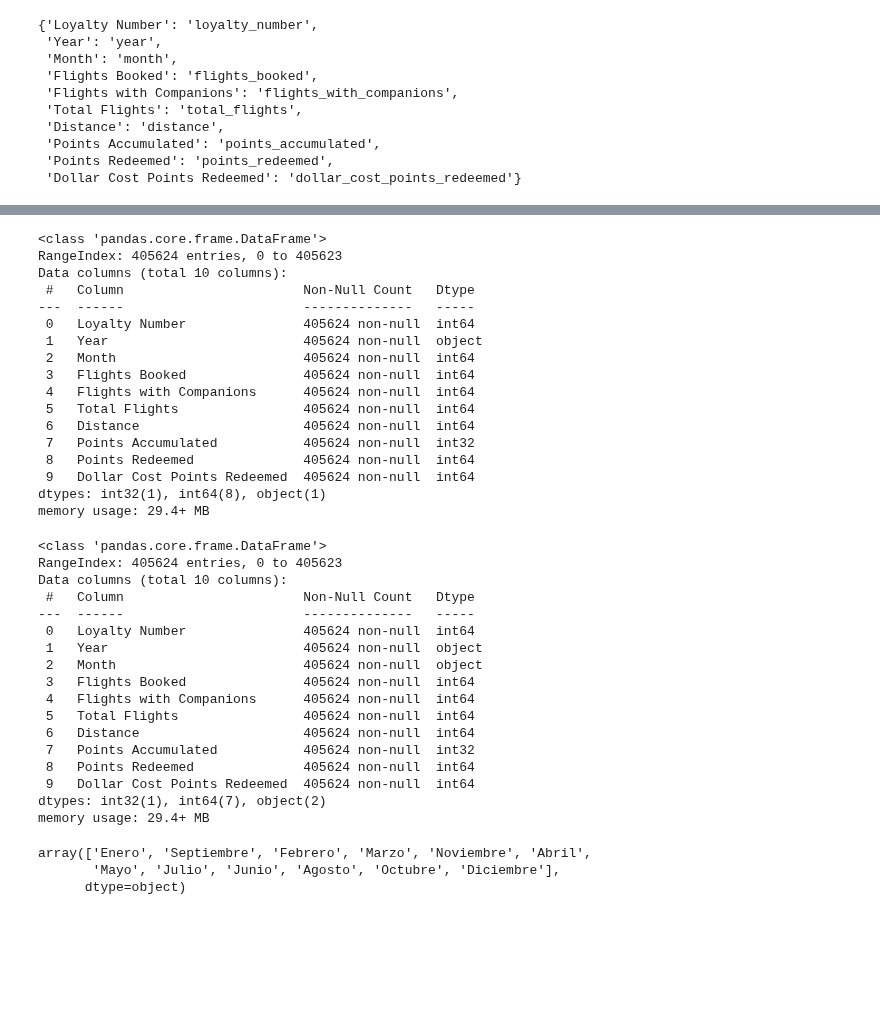
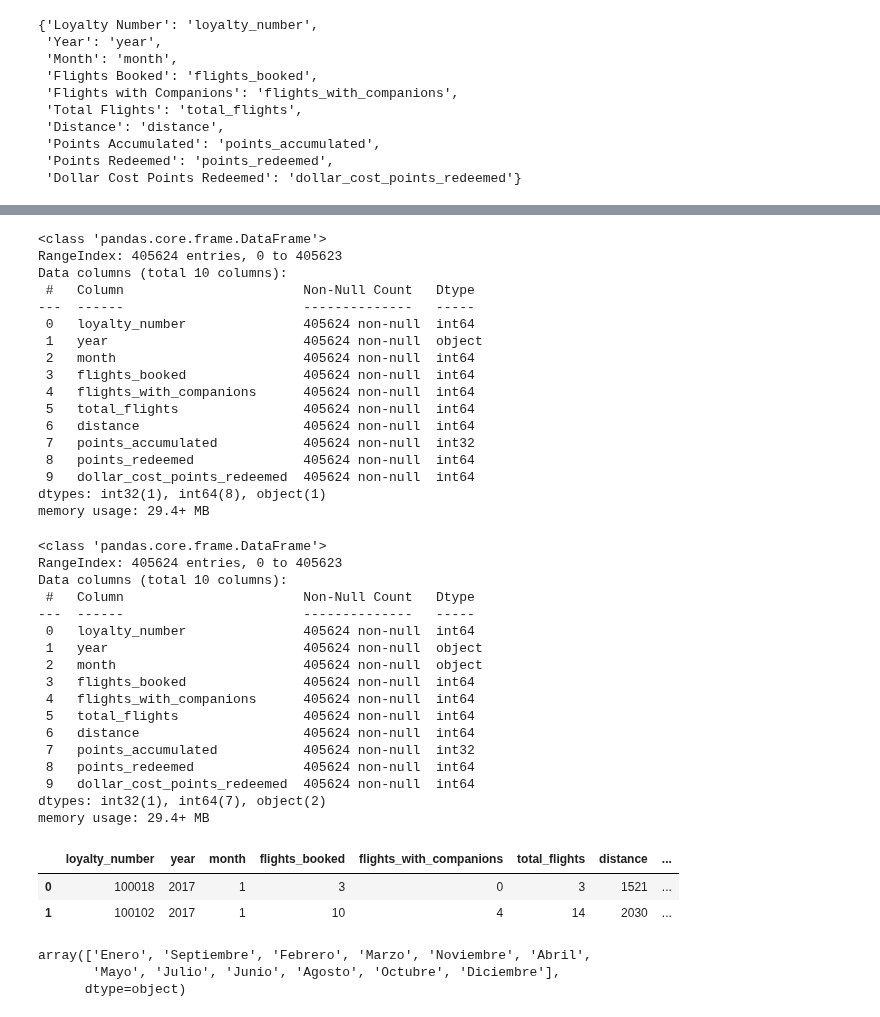
Before and after one commit to Adalab/bda-modulo-3-evaluacion-final-MarPastor, a Jupyter notebook: notebook/final_evaluation_mod3_marpastor.ipynb, the cells around one changed output, grey strips where cells are left out. Saved outputs shown, nothing was run; the diff lists cells and outputs as text; code cells hidden in the pictures; blank space fills up the shorter version.

```diff
--- a/notebook/final_evaluation_mod3_marpastor.ipynb
+++ b/notebook/final_evaluation_mod3_marpastor.ipynb
@@ -105,3 +105,8 @@ nuevas_columnas # imprime el diccionario con el nombre original y el nombre con
  'Points Accumulated': 'points_accumulated',
  'Points Redeemed': 'points_redeemed',
  'Dollar Cost Points Redeemed': 'dollar_cost_points_redeemed'}
+# %%
+# aplicar el cambio de nombre de columnas usando el diccionario creado usando la función 'rename()'
+
+df_flight.rename(columns = nuevas_columnas, inplace=True)
+df_flight.columns # comprobar los cambios realizados
@@ -159,51 +169,57 @@ Data columns (total 10 columns):
 dtypes: int32(1), int64(9)
 memory usage: 29.4 MB
 # %%
-# convertir dato 'int' a 'object' en la columna 'Year'
+# convertir dato 'int' a 'object' en la columna 'year'
 
-df_flight['Year'] = df_flight['Year'].astype('object')
-
-df_flight.info() # para verificar el cambio
+df_flight['year'] = df_flight['year'].astype('object')
+df_flight.info() # imprimimos la información del DataFrame para comprobar el cambio
 # %% [output]
 <class 'pandas.core.frame.DataFrame'>
 RangeIndex: 405624 entries, 0 to 405623
 Data columns (total 10 columns):
  #   Column                       Non-Null Count   Dtype
 ---  ------                       --------------   -----
- 0   Loyalty Number               405624 non-null  int64
- 1   Year                         405624 non-null  object
- 2   Month                        405624 non-null  int64
- 3   Flights Booked               405624 non-null  int64
- 4   Flights with Companions      405624 non-null  int64
- 5   Total Flights                405624 non-null  int64
- 6   Distance                     405624 non-null  int64
- 7   Points Accumulated           405624 non-null  int32
- 8   Points Redeemed              405624 non-null  int64
- 9   Dollar Cost Points Redeemed  405624 non-null  int64
+ 0   loyalty_number               405624 non-null  int64
+ 1   year                         405624 non-null  object
+ 2   month                        405624 non-null  int64
+ 3   flights_booked               405624 non-null  int64
+ 4   flights_with_companions      405624 non-null  int64
+ 5   total_flights                405624 non-null  int64
+ 6   distance                     405624 non-null  int64
+ 7   points_accumulated           405624 non-null  int32
+ 8   points_redeemed              405624 non-null  int64
+ 9   dollar_cost_points_redeemed  405624 non-null  int64
 dtypes: int32(1), int64(8), object(1)
 memory usage: 29.4+ MB
 # %%
-# convertir dato 'int' a 'object' en la columna 'Month'
+# convertir dato 'int' a 'str' que convierte a 'object' en la columna 'month'
 
-df_flight['Month'] = df_flight['Month'].astype('str')
-
-df_flight.info() # para verificar el cambio
+df_flight['month'] = df_flight['month'].astype('str')
+df_flight.info() # imprimimos la información del DataFrame para comprobar el cambio
 # %% [output]
 <class 'pandas.core.frame.DataFrame'>
 RangeIndex: 405624 entries, 0 to 405623
 Data columns (total 10 columns):
  #   Column                       Non-Null Count   Dtype
 ---  ------                       --------------   -----
- 0   Loyalty Number               405624 non-null  int64
- 1   Year                         405624 non-null  object
- 2   Month                        405624 non-null  object
- 3   Flights Booked               405624 non-null  int64
- 4   Flights with Companions      405624 non-null  int64
- 5   Total Flights                405624 non-null  int64
- 6   Distance                     405624 non-null  int64
- 7   Points Accumulated           405624 non-null  int32
- 8   Points Redeemed              405624 non-null  int64
- 9   Dollar Cost Points Redeemed  405624 non-null  int64
+ 0   loyalty_number               405624 non-null  int64
+ 1   year                         405624 non-null  object
+ 2   month                        405624 non-null  object
+ 3   flights_booked               405624 non-null  int64
+ 4   flights_with_companions      405624 non-null  int64
+ 5   total_flights                405624 non-null  int64
+ 6   distance                     405624 non-null  int64
+ 7   points_accumulated           405624 non-null  int32
+ 8   points_redeemed              405624 non-null  int64
+ 9   dollar_cost_points_redeemed  405624 non-null  int64
 dtypes: int32(1), int64(7), object(2)
 memory usage: 29.4+ MB
+# %%
+df_flight.head(2)
+
+# los meses están expresados en números. Se decide modificarlos a los nombres de los meses para mejorar la visualización del análisis
+# %% [output]
+|  | loyalty_number | year | month | flights_booked | flights_with_companions | total_flights | distance | ... |
+| 0 | 100018 | 2017 | 1 | 3 | 0 | 3 | 1521 | ... |
+| 1 | 100102 | 2017 | 1 | 10 | 4 | 14 | 2030 | ... |
 # %%
```
Also changed, not shown: parts of 12 cells of this notebook.
